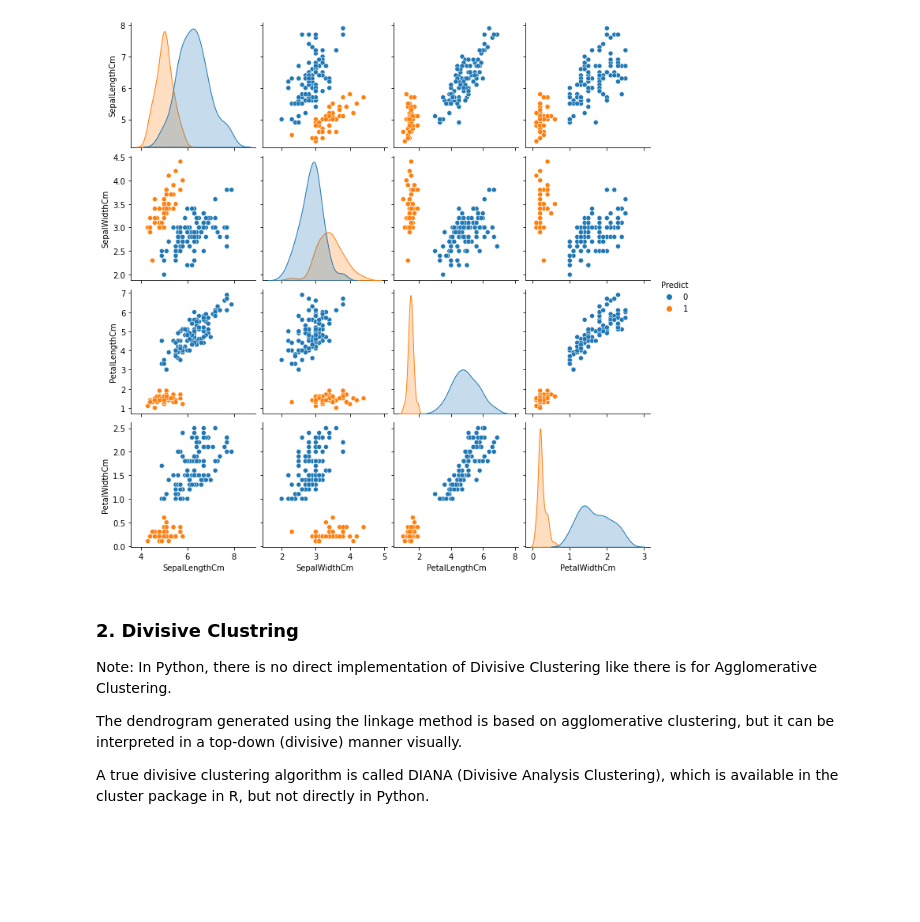
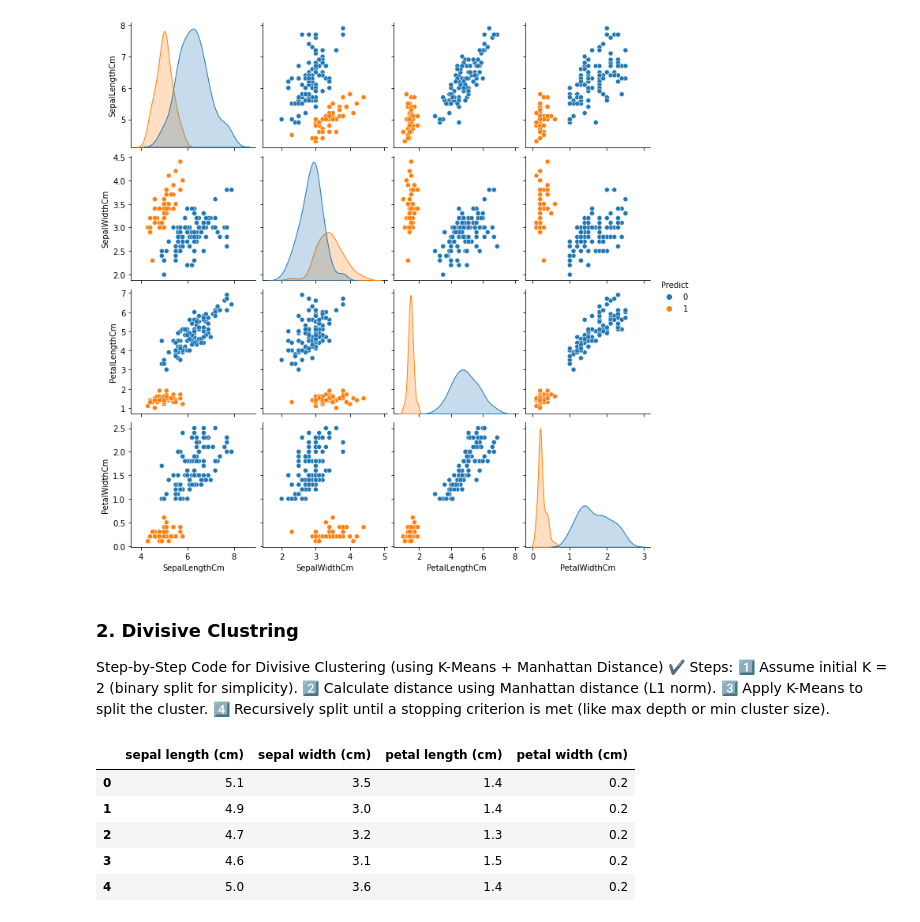
Before and after one commit to MuhammadUzair0786/Unsupervised-Machine-Learning-Algorithm, a Jupyter notebook: Hierarchical_Clustering & Types.ipynb, the cells around one changed output. Drawn from its saved outputs; the diff is of its cells as text; code cells hidden in the pictures; blank space fills up the shorter version.

```diff
--- a/Hierarchical_Clustering & Types.ipynb
+++ b/Hierarchical_Clustering & Types.ipynb
@@ -54,9 +54,9 @@ plt.show()
 # %% [markdown]
 ### 2. Divisive Clustring
 
-Note:
-In Python, there is no direct implementation of Divisive Clustering like there is for Agglomerative Clustering.
-
-The dendrogram generated using the linkage method is based on agglomerative clustering, but it can be interpreted in a top-down (divisive) manner visually.
-
-A true divisive clustering algorithm is called DIANA (Divisive Analysis Clustering), which is available in the cluster package in R, but not directly in Python.
+Step-by-Step Code for Divisive Clustering (using K-Means + Manhattan Distance)
+✔️ Steps:
+1️⃣ Assume initial K = 2 (binary split for simplicity).
+2️⃣ Calculate distance using Manhattan distance (L1 norm).
+3️⃣ Apply K-Means to split the cluster.
+4️⃣ Recursively split until a stopping criterion is met (like max depth or min cluster size).
@@ -62,0 +71,16 @@ A true divisive clustering algorithm is called DIANA (Divisive Analysis Clusteri
+# %%
+# Load Iris dataset
+iris = load_iris()
+
+# Convert to DataFrame
+data = pd.DataFrame(iris.data, columns=iris.feature_names)
+
+# Display first few rows
+data.head()
+# %% [output]
+|  | sepal length (cm) | sepal width (cm) | petal length (cm) | petal width (cm) |
+| 0 | 5.1 | 3.5 | 1.4 | 0.2 |
+| 1 | 4.9 | 3.0 | 1.4 | 0.2 |
+| 2 | 4.7 | 3.2 | 1.3 | 0.2 |
+| 3 | 4.6 | 3.1 | 1.5 | 0.2 |
+| 4 | 5.0 | 3.6 | 1.4 | 0.2 |
```
Also changed, not shown: parts of 5 cells of this notebook.
